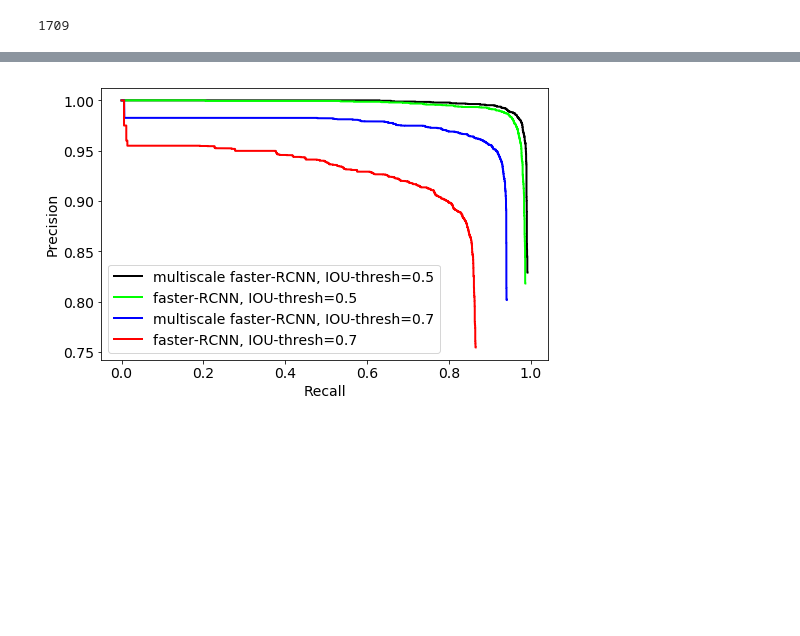
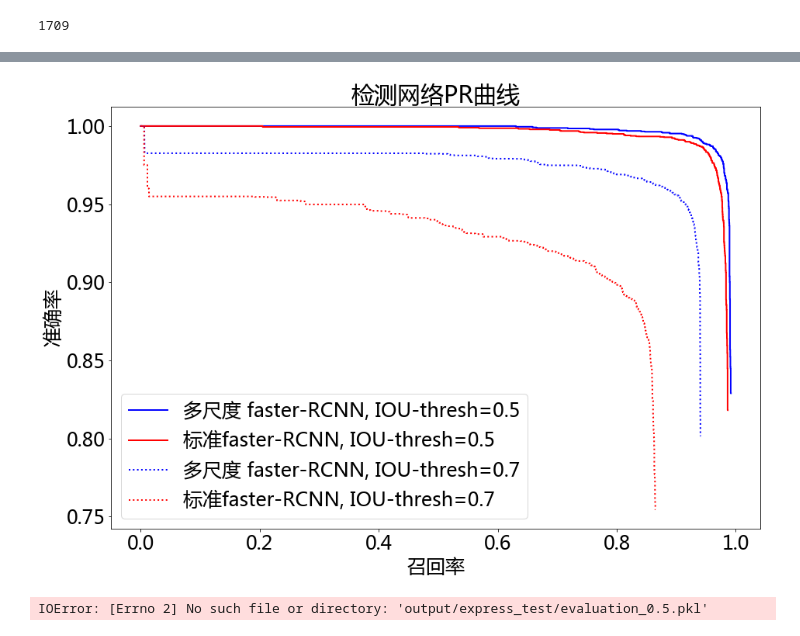
Before and after one commit to ShengYg/express, a Jupyter notebook: express.ipynb, the cells around one changed output, grey strips where cells are left out. Cells and saved outputs as stored; diff of their text form; code cells hidden in the pictures; blank space fills up the shorter version.

```diff
--- a/express.ipynb
+++ b/express.ipynb
@@ -135,7 +173,59 @@ bbox [[204 323 407 395]
+# %%
+import matplotlib
+import cPickle
+from matplotlib import pyplot as plt
+
+matplotlib.rcParams.update({'font.size': 25})
+plt.rcParams['font.sans-serif']=['Microsoft YaHei']
+plt.rcParams["figure.figsize"] = [15,10]
+
+with open('output/express_test/evaluation.pkl', 'rb') as fid:
+    eva = cPickle.load(fid)
+precision, recall, threshold = eva['precision'], eva['recall'], eva['threshold']
+precision = precision[::-1]
+recall = recall[::-1]
+decreasing_max_precision = np.maximum.accumulate(precision[::-1])[::-1]
+plt.plot(recall, decreasing_max_precision, label = u'多尺度 faster-RCNN, IOU-thresh=0.5', color = [0,0,1], linewidth = 2)
+
+with open('output/express_test/evaluation_0.5.pkl', 'rb') as fid:
+    eva = cPickle.load(fid)
+precision, recall, threshold = eva['precision'], eva['recall'], eva['threshold']
+precision = precision[::-1]
+recall = recall[::-1]
+decreasing_max_precision = np.maximum.accumulate(precision[::-1])[::-1]
+plt.plot(recall, decreasing_max_precision, label = u'标准faster-RCNN, IOU-thresh=0.5', color = [1,0,0], linewidth = 2)
+
+with open('output/express_test/evaluation_multi_0.7.pkl', 'rb') as fid:
+    eva = cPickle.load(fid)
+precision, recall, threshold = eva['precision'], eva['recall'], eva['threshold']
+precision = precision[::-1]
+recall = recall[::-1]
+decreasing_max_precision = np.maximum.accumulate(precision[::-1])[::-1]
+plt.plot(recall, decreasing_max_precision, ':', label = u'多尺度 faster-RCNN, IOU-thresh=0.7', color = [0,0,1], linewidth = 2)
+
+with open('output/express_test/evaluation_0.7.pkl', 'rb') as fid:
+    eva = cPickle.load(fid)
+precision, recall, threshold = eva['precision'], eva['recall'], eva['threshold']
+precision = precision[::-1]
+recall = recall[::-1]
+decreasing_max_precision = np.maximum.accumulate(precision[::-1])[::-1]
+plt.plot(recall, decreasing_max_precision, ':', label = u'标准faster-RCNN, IOU-thresh=0.7', color = [1,0,0], linewidth = 2)
+
+plt.title(u'检测网络PR曲线')
+plt.xlabel(u'召回率')
+plt.ylabel(u'准确率')
+plt.legend(loc='lower left')
+
+plt.savefig('./temp_pic/00.png',bbox_inches='tight', pad_inches = 0)
+plt.show()
+# %% [output]
+[figure, added]
 # %%
 import matplotlib
 import cPickle
 from matplotlib import pyplot as plt
+
+plt.rcParams['font.sans-serif']=['Microsoft YaHei']
 
 with open('output/express_test/evaluation.pkl', 'rb') as fid:
     eva = cPickle.load(fid)
@@ -170,12 +260,11 @@ decreasing_max_precision = np.maximum.accumulate(precision[::-1])[::-1]
 plt.plot(recall, decreasing_max_precision, label = 'faster-RCNN, IOU-thresh=0.7', color = [1,0,0], linewidth = 2)
 
 # plt.title('title here')
-plt.rcParams["figure.figsize"] = [8,5]
-matplotlib.rcParams.update({'font.size': 14})
-plt.xlabel('Recall')
-plt.ylabel('Precision')
+plt.xlabel(u'回归率Recall')
+plt.ylabel(u'准确率Precision')
 plt.legend(loc='lower left')
 
+plt.savefig('./temp_pic/00.png',bbox_inches='tight', pad_inches = 0)
 plt.show()
 # %% [output]
-[figure, removed]
+IOError: [Errno 2] No such file or directory: 'output/express_test/evaluation_0.5.pkl'
```
Also changed, not shown: parts of 13 cells of this notebook, 20 other files.
